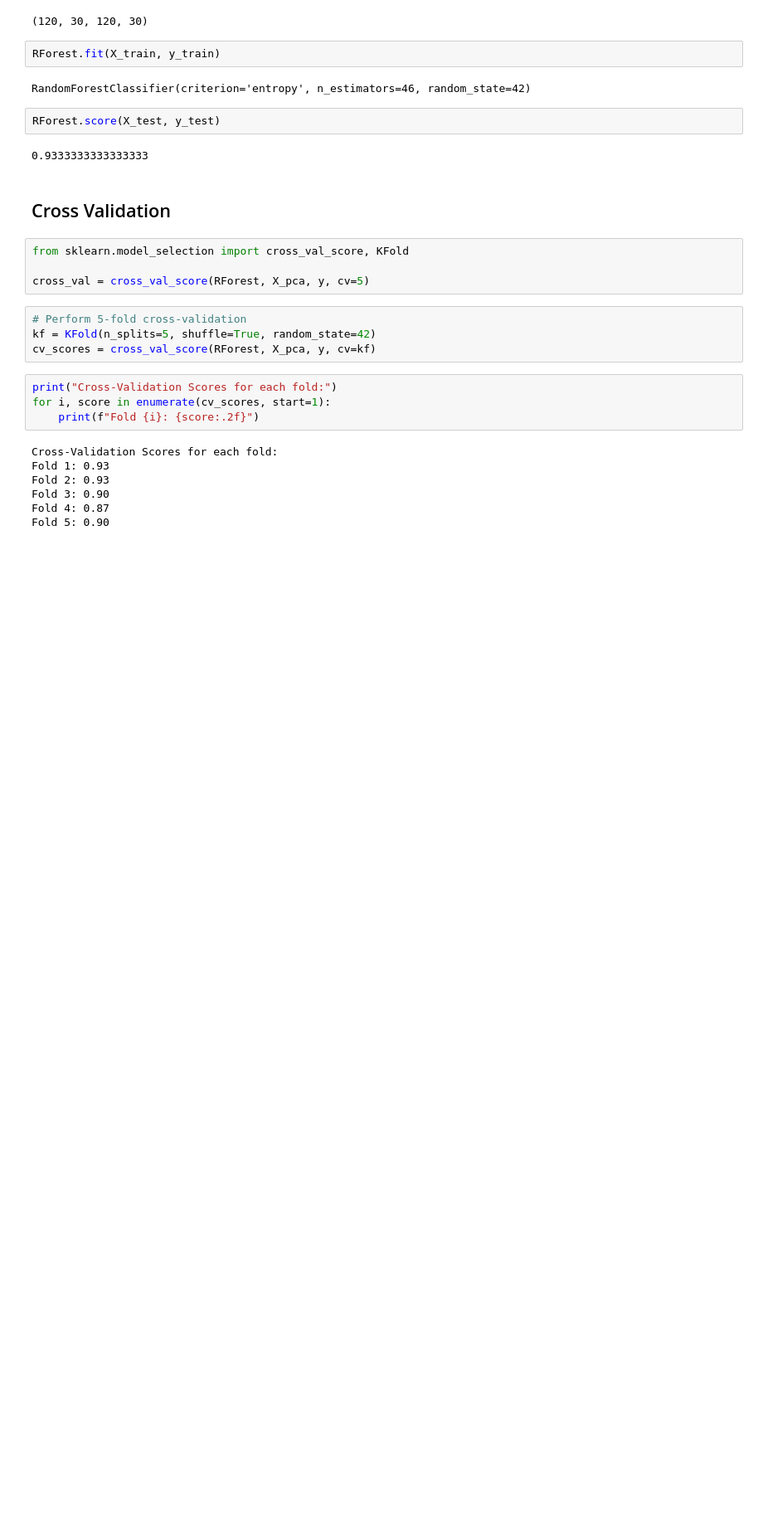
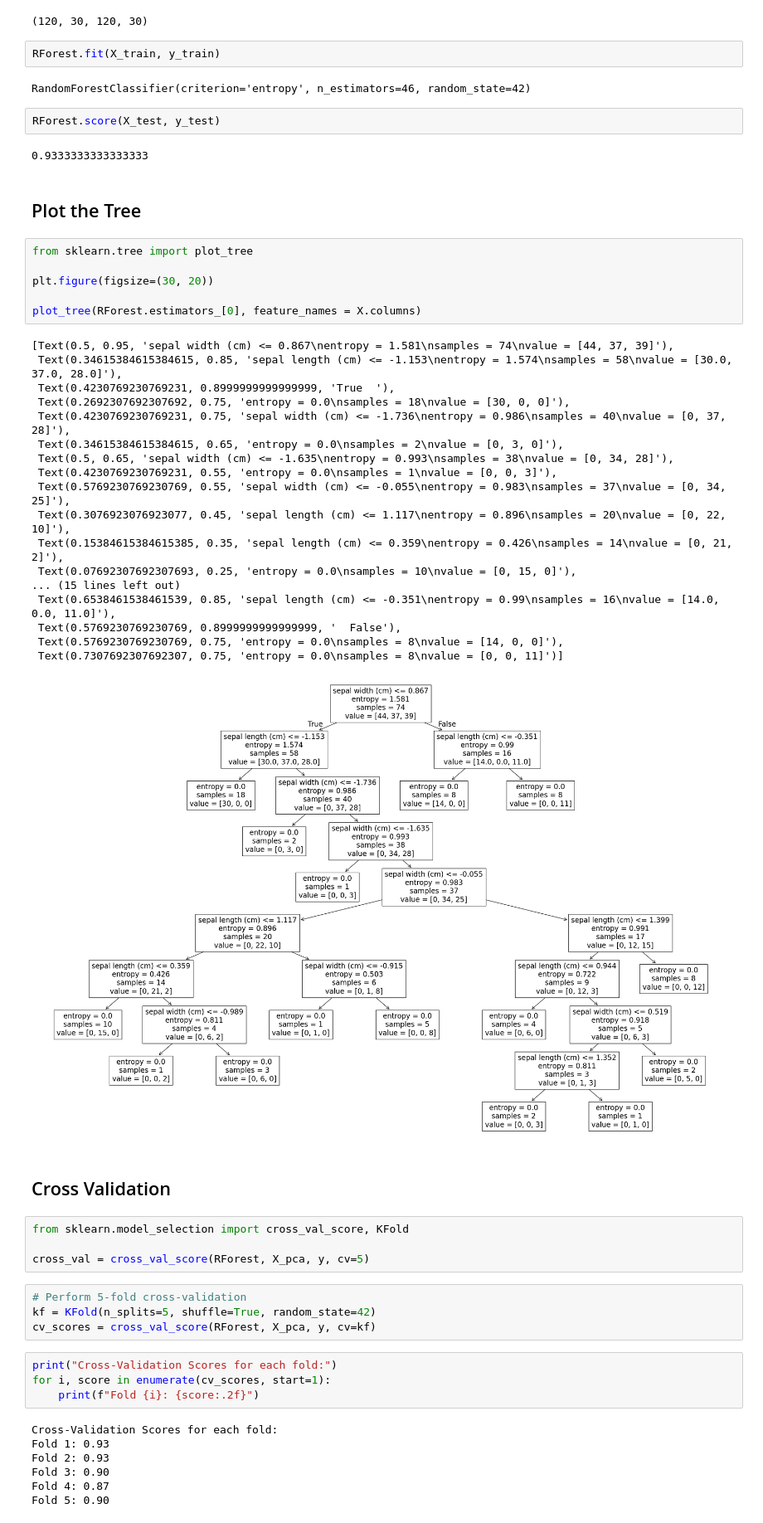
Before and after one commit to zakariaelaoufi/ML-Algorithms, a Jupyter notebook: RandomForest.ipynb, the cells around one changed output. Shown at 83% size. Saved outputs shown, nothing was run; the diff lists cells and outputs as text; blank space fills up the shorter version.

```diff
--- a/RandomForest.ipynb
+++ b/RandomForest.ipynb
@@ -110,6 +111,33 @@ RandomForestClassifier(criterion='entropy', n_estimators=46, random_state=42)
 RForest.score(X_test, y_test)
 # %% [output]
 0.9333333333333333
+# %% [markdown]
+## Plot the Tree
+# %%
+from sklearn.tree import plot_tree
+
+plt.figure(figsize=(30, 20))
+
+plot_tree(RForest.estimators_[0], feature_names = X.columns)
+# %% [output]
+[Text(0.5, 0.95, 'sepal width (cm) <= 0.867\nentropy = 1.581\nsamples = 74\nvalue = [44, 37, 39]'),
+ Text(0.34615384615384615, 0.85, 'sepal length (cm) <= -1.153\nentropy = 1.574\nsamples = 58\nvalue = [30.0, 37.0, 28.0]'),
+ Text(0.4230769230769231, 0.8999999999999999, 'True  '),
+ Text(0.2692307692307692, 0.75, 'entropy = 0.0\nsamples = 18\nvalue = [30, 0, 0]'),
+ Text(0.4230769230769231, 0.75, 'sepal width (cm) <= -1.736\nentropy = 0.986\nsamples = 40\nvalue = [0, 37, 28]'),
+ Text(0.34615384615384615, 0.65, 'entropy = 0.0\nsamples = 2\nvalue = [0, 3, 0]'),
+ Text(0.5, 0.65, 'sepal width (cm) <= -1.635\nentropy = 0.993\nsamples = 38\nvalue = [0, 34, 28]'),
+ Text(0.4230769230769231, 0.55, 'entropy = 0.0\nsamples = 1\nvalue = [0, 0, 3]'),
+ Text(0.5769230769230769, 0.55, 'sepal width (cm) <= -0.055\nentropy = 0.983\nsamples = 37\nvalue = [0, 34, 25]'),
+ Text(0.3076923076923077, 0.45, 'sepal length (cm) <= 1.117\nentropy = 0.896\nsamples = 20\nvalue = [0, 22, 10]'),
+ Text(0.15384615384615385, 0.35, 'sepal length (cm) <= 0.359\nentropy = 0.426\nsamples = 14\nvalue = [0, 21, 2]'),
+ Text(0.07692307692307693, 0.25, 'entropy = 0.0\nsamples = 10\nvalue = [0, 15, 0]'),
+... (15 lines left out)
+ Text(0.6538461538461539, 0.85, 'sepal length (cm) <= -0.351\nentropy = 0.99\nsamples = 16\nvalue = [14.0, 0.0, 11.0]'),
+ Text(0.5769230769230769, 0.8999999999999999, '  False'),
+ Text(0.5769230769230769, 0.75, 'entropy = 0.0\nsamples = 8\nvalue = [14, 0, 0]'),
+ Text(0.7307692307692307, 0.75, 'entropy = 0.0\nsamples = 8\nvalue = [0, 0, 11]')]
+[figure, added]
 # %% [markdown]
 ## Cross Validation
 # %%
```
Also changed, not shown: parts of 2 cells of this notebook, 1 other file.
